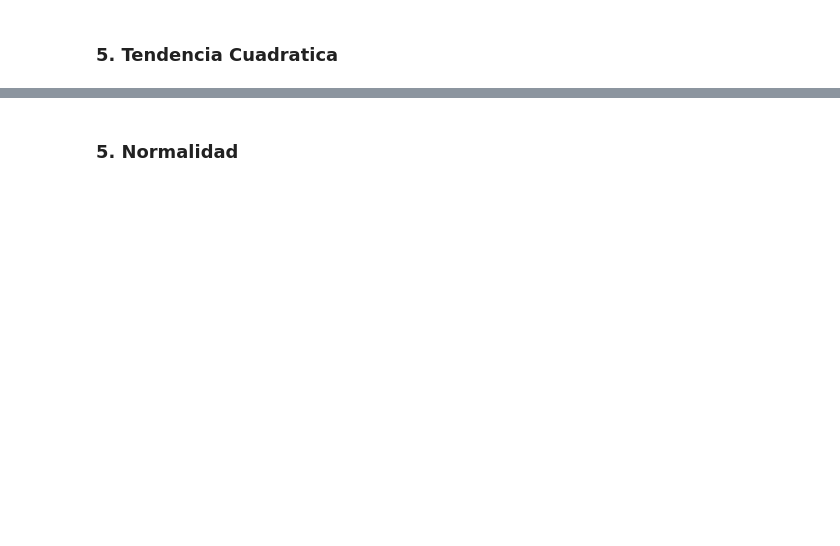
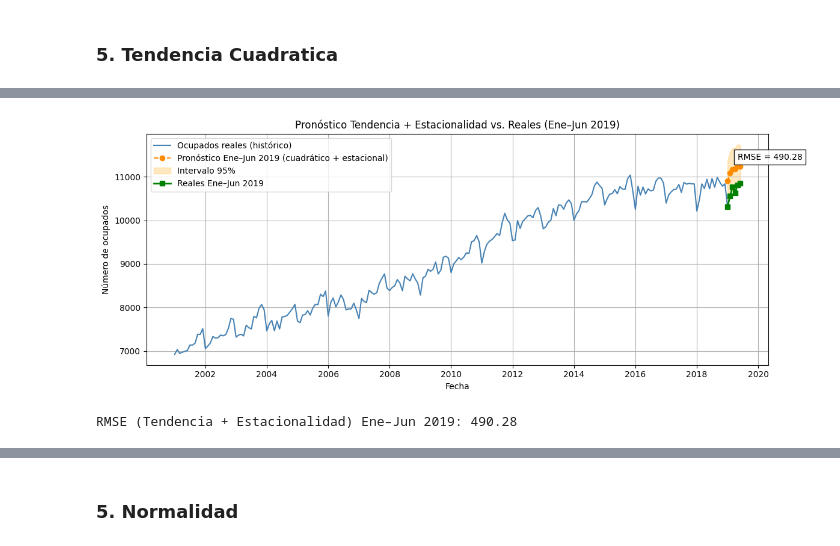
Before and after one commit to JulianEspinosaUrresti/ProyectoI-MIAA-2025, a Jupyter notebook: Taller_2_AAIII.ipynb, the cells around one changed output, grey strips where cells are left out. Cells and saved outputs as stored; diff of their text form; code cells hidden in the pictures; blank space fills up the shorter version.

```diff
--- a/Taller_2_AAIII.ipynb
+++ b/Taller_2_AAIII.ipynb
@@ -333,0 +457,59 @@ RMSE (cuadrático): 592.85
+# %%
+h = 6
+
+future_idx = pd.date_range('2019-01-01', periods=h, freq='MS')
+
+last_t = int(data["x"].iloc[-1])
+x_for = np.arange(last_t + 1, last_t + h + 1, dtype=float)
+x_for_quad = pd.DataFrame({"x": x_for, "x2": x_for**2}, index=future_idx)
+
+train_cols = month_dummies.columns
+future_dummies = pd.DataFrame(0, index=future_idx, columns=train_cols, dtype=float)
+for dt in future_idx:
+    m = dt.month
+    if m in train_cols:
+        future_dummies.loc[dt, m] = 1.0
+
+X_for = pd.concat([x_for_quad, future_dummies], axis=1)
+X_for = sm.add_constant(X_for, has_constant='add')
+X_for = X_for[season_pol_2.model.exog_names]            # respeta el orden del entrenamiento
+
+sf = season_pol_2.get_prediction(X_for).summary_frame(alpha=0.05)
+preds = sf[['mean', 'obs_ci_lower', 'obs_ci_upper']].rename(
+    columns={'mean':'Point_forecast','obs_ci_lower':'lower_95','obs_ci_upper':'upper_95'}
+)
+preds.index = future_idx
+
+y_real_6 = data.loc['2019-01':'2019-06', 'Ocupados']
+y_pred_6 = preds.loc['2019-01':'2019-06', 'Point_forecast']
+
+common = y_real_6.index.intersection(y_pred_6.index)
+y_real_6 = y_real_6.loc[common]
+y_pred_6 = y_pred_6.loc[common]
+
+rmse = np.sqrt(mean_squared_error(y_real_6, y_pred_6))
+
+plt.figure(figsize=(12,4.8))
+
+plt.plot(data.index, data['Ocupados'], color='steelblue', label='Ocupados reales (histórico)')
+
+plt.plot(preds.index, preds['Point_forecast'], '--o', color='darkorange',
+         label='Pronóstico Ene–Jun 2019 (cuadrático + estacional)')
+
+plt.fill_between(preds.index, preds['lower_95'], preds['upper_95'],
+                 color='orange', alpha=0.25, label='Intervalo 95%')
+
+plt.plot(y_real_6.index, y_real_6.values, 'gs-', linewidth=2, label='Reales Ene–Jun 2019')
+
+y_top = max(data['Ocupados'].max(), preds['upper_95'].max())
+plt.text(preds.index[-2], y_top*0.97, f"RMSE = {rmse:.2f}",
+         fontsize=10, bbox=dict(facecolor='white', alpha=0.9))
+
+plt.title('Pronóstico Tendencia + Estacionalidad vs. Reales (Ene–Jun 2019)')
+plt.xlabel('Fecha'); plt.ylabel('Número de ocupados')
+plt.legend(loc='upper left'); plt.grid(True); plt.tight_layout()
+plt.show()
+print(f"RMSE (Tendencia + Estacionalidad) Ene–Jun 2019: {rmse:.2f}")
+# %% [output]
+[figure, added]
+RMSE (Tendencia + Estacionalidad) Ene–Jun 2019: 490.28
```
Also changed, not shown: parts of 38 cells of this notebook.
